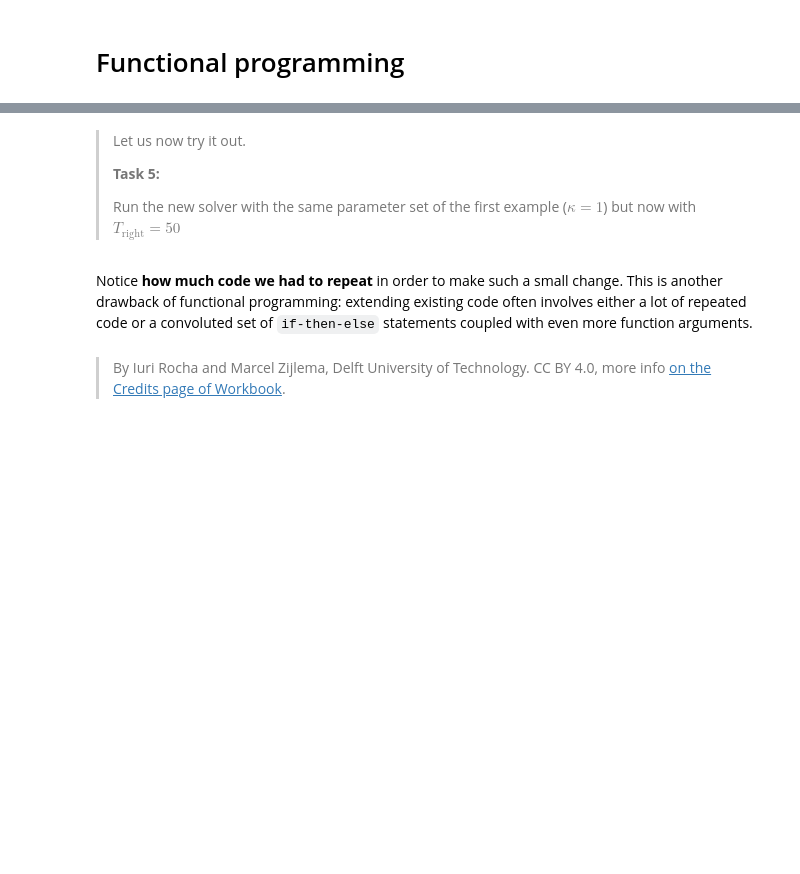
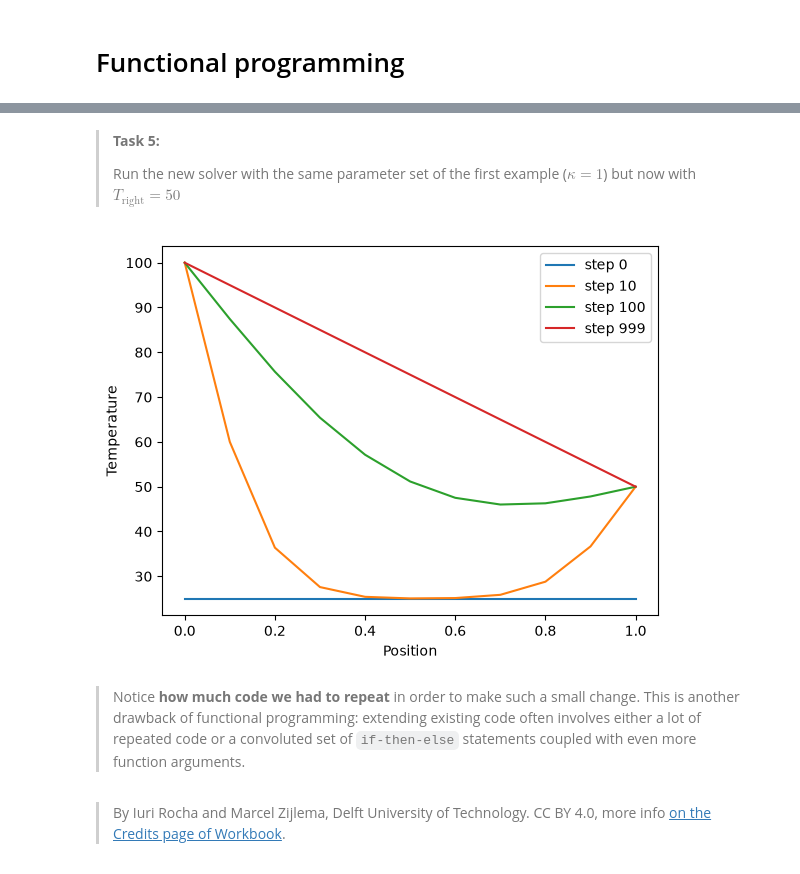
Before and after one commit to doddolisergio/PA2.1Autograder, a Jupyter notebook: 1_functional.ipynb, the cells around one changed output, grey strips where cells are left out. Saved outputs shown, nothing was run; the diff lists cells and outputs as text; code cells hidden in the pictures; blank space fills up the shorter version.

```diff
--- a/1_functional.ipynb
+++ b/1_functional.ipynb
@@ -108,6 +150,4 @@ def run_diffusion_two(
 # %% [markdown]
-> Let us now try it out.
->
 > **Task 5:**
 >
 > Run the new solver with the same parameter set of the first example ($\kappa=1$) but now with $T_\mathrm{right}=50$
@@ -120,4 +154,18 @@ x,T = # YOUR_CODE_LINE_HERE
+# %%
+# run the solver
+x,T = run_diffusion_two(L=1, dx=0.1, dt=0.001, kappa=1, T_init=25, T_left=100, T_right=50, n_steps=1000)
+
+# plot the solution
+plt.figure()
+for step in [0, 10, 100, 999]:
+    plt.plot(x, T[step,:], label='step '+str(step))
+plt.xlabel('Position')
+plt.ylabel('Temperature')
+plt.legend()
+plt.show()
+# %% [output]
+[figure, added]
 # %% [markdown]
-Notice **how much code we had to repeat** in order to make such a small change. This is another drawback of functional programming: extending existing code often involves either a lot of repeated code or a convoluted set of `if-then-else` statements coupled with even more function arguments.
+> Notice **how much code we had to repeat** in order to make such a small change. This is another drawback of functional programming: extending existing code often involves either a lot of repeated code or a convoluted set of `if-then-else` statements coupled with even more function arguments.
 # %% [markdown]
 > By Iuri Rocha and Marcel Zijlema, Delft University of Technology. CC BY 4.0, more info [on the Credits page of Workbook](https://mude.citg.tudelft.nl/workbook-2025/credits.html).
```
Also changed, not shown: parts of 12 cells of this notebook, 1 other file.
